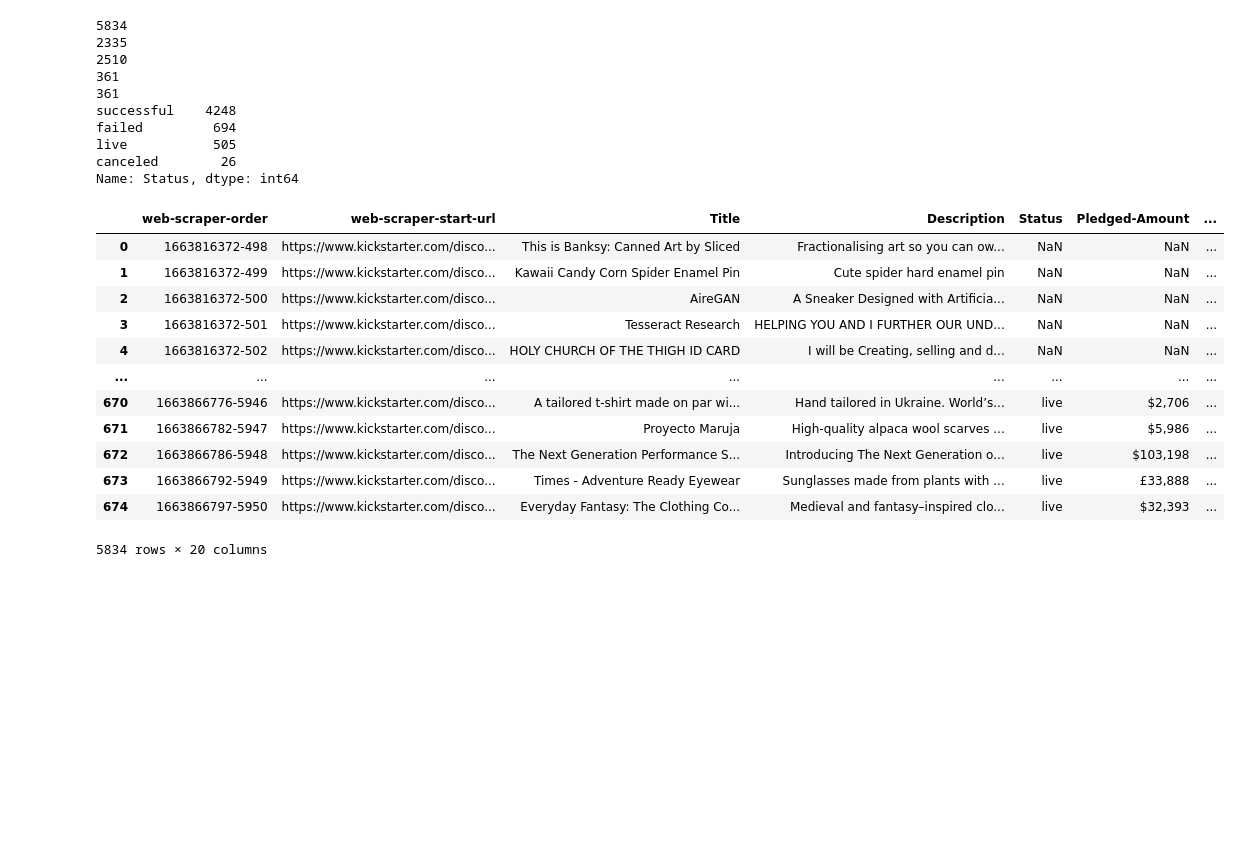
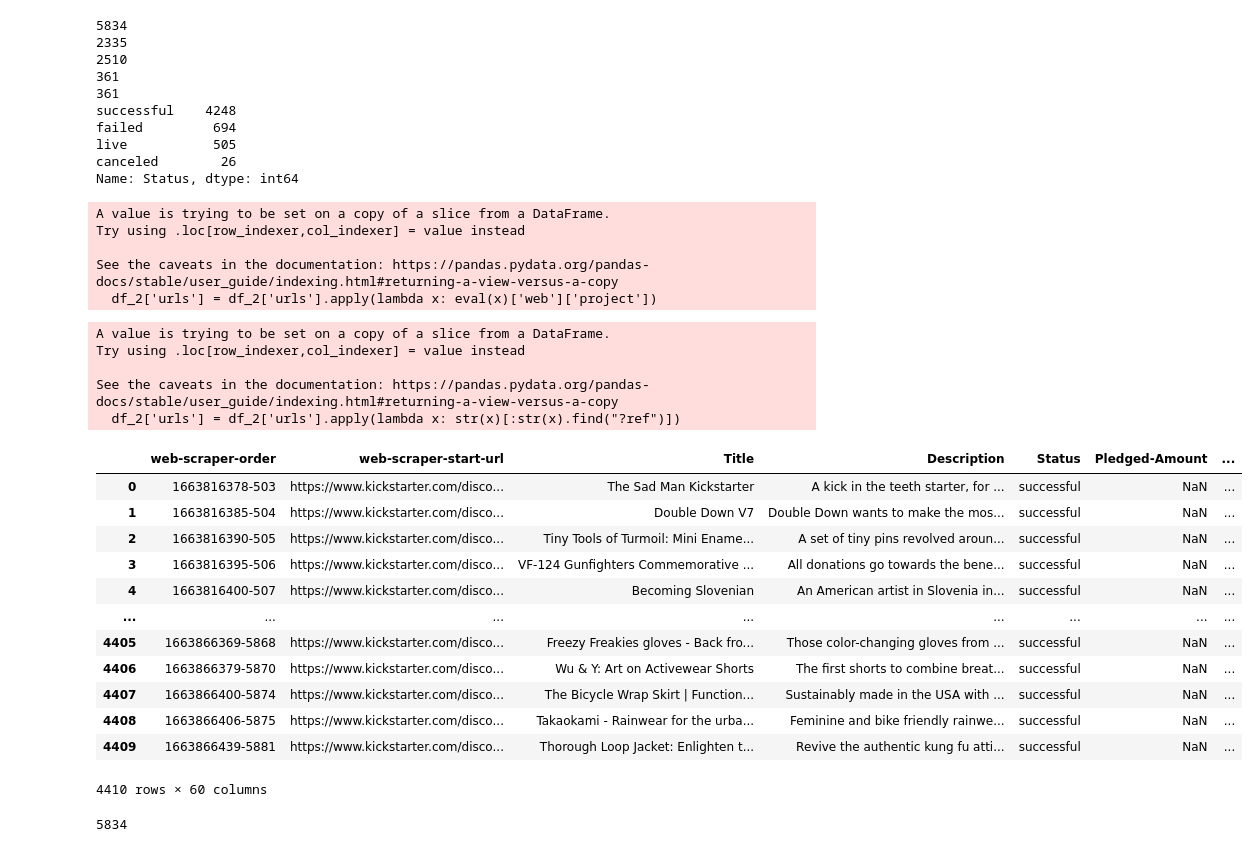
Before and after one commit to bandytan/Kickstarter-Campaign-Success-Predictor, a Jupyter notebook: EDA.ipynb, the cells around one changed output. Drawn from its saved outputs; the diff is of its cells as text; code cells hidden in the pictures; blank space fills up the shorter version.

```diff
--- a/EDA.ipynb
+++ b/EDA.ipynb
@@ -102,18 +104,38 @@ live           505
 canceled        26
 Name: Status, dtype: int64
 # %%
-df
+df['Link-href']
+df_2['urls'] = df_2['urls'].apply(lambda x: eval(x)['web']['project'])
 # %% [output]
-|  | web-scraper-order | web-scraper-start-url | Title | Description | Status | Pledged-Amount | ... |
-| 0 | 1663816372-498 | https://www.kickstarter.com/disco... | This is Banksy: Canned Art by Sliced | Fractionalising art so you can ow... | NaN | NaN | ... |
-| 1 | 1663816372-499 | https://www.kickstarter.com/disco... | Kawaii Candy Corn Spider Enamel Pin | Cute spider hard enamel pin | NaN | NaN | ... |
-| 2 | 1663816372-500 | https://www.kickstarter.com/disco... | AireGAN | A Sneaker Designed with Artificia... | NaN | NaN | ... |
-| 3 | 1663816372-501 | https://www.kickstarter.com/disco... | Tesseract Research | HELPING YOU AND I FURTHER OUR UND... | NaN | NaN | ... |
-| 4 | 1663816372-502 | https://www.kickstarter.com/disco... | HOLY CHURCH OF THE THIGH ID CARD | I will be Creating, selling and d... | NaN | NaN | ... |
-| ... | ... | ... | ... | ... | ... | ... | ... |
-| 670 | 1663866776-5946 | https://www.kickstarter.com/disco... | A tailored t-shirt made on par wi... | Hand tailored in Ukraine. World’s... | live | $2,706 | ... |
-| 671 | 1663866782-5947 | https://www.kickstarter.com/disco... | Proyecto Maruja | High-quality alpaca wool scarves ... | live | $5,986 | ... |
-| 672 | 1663866786-5948 | https://www.kickstarter.com/disco... | The Next Generation Performance S... | Introducing The Next Generation o... | live | $103,198 | ... |
-| 673 | 1663866792-5949 | https://www.kickstarter.com/disco... | Times - Adventure Ready Eyewear | Sunglasses made from plants with ... | live | £33,888 | ... |
-| 674 | 1663866797-5950 | https://www.kickstarter.com/disco... | Everyday Fantasy: The Clothing Co... | Medieval and fantasy–inspired clo... | live | $32,393 | ... |
-5834 rows × 20 columns
+A value is trying to be set on a copy of a slice from a DataFrame.
+Try using .loc[row_indexer,col_indexer] = value instead
+
+See the caveats in the documentation: https://pandas.pydata.org/pandas-docs/stable/user_guide/indexing.html#returning-a-view-versus-a-copy
+  df_2['urls'] = df_2['urls'].apply(lambda x: eval(x)['web']['project'])
+# %%
+df['Link-href'] = df['Link-href'].apply(lambda x: str(x)[:str(x).find("?ref")])
+df_2['urls'] = df_2['urls'].apply(lambda x: str(x)[:str(x).find("?ref")])
+df.merge(df_2, left_on="Link-href", right_on="urls")
+# %% [output]
+A value is trying to be set on a copy of a slice from a DataFrame.
+Try using .loc[row_indexer,col_indexer] = value instead
+
+See the caveats in the documentation: https://pandas.pydata.org/pandas-docs/stable/user_guide/indexing.html#returning-a-view-versus-a-copy
+  df_2['urls'] = df_2['urls'].apply(lambda x: str(x)[:str(x).find("?ref")])
+|  | web-scraper-order | web-scraper-start-url | Title | Description | Status | Pledged-Amount | ... |
+| 0 | 1663816378-503 | https://www.kickstarter.com/disco... | The Sad Man Kickstarter | A kick in the teeth starter, for ... | successful | NaN | ... |
+| 1 | 1663816385-504 | https://www.kickstarter.com/disco... | Double Down V7 | Double Down wants to make the mos... | successful | NaN | ... |
+| 2 | 1663816390-505 | https://www.kickstarter.com/disco... | Tiny Tools of Turmoil: Mini Ename... | A set of tiny pins revolved aroun... | successful | NaN | ... |
+| 3 | 1663816395-506 | https://www.kickstarter.com/disco... | VF-124 Gunfighters Commemorative ... | All donations go towards the bene... | successful | NaN | ... |
+| 4 | 1663816400-507 | https://www.kickstarter.com/disco... | Becoming Slovenian | An American artist in Slovenia in... | successful | NaN | ... |
+| ... | ... | ... | ... | ... | ... | ... | ... |
+| 4405 | 1663866369-5868 | https://www.kickstarter.com/disco... | Freezy Freakies gloves - Back fro... | Those color-changing gloves from ... | successful | NaN | ... |
+| 4406 | 1663866379-5870 | https://www.kickstarter.com/disco... | Wu & Y: Art on Activewear Shorts | The first shorts to combine breat... | successful | NaN | ... |
+| 4407 | 1663866400-5874 | https://www.kickstarter.com/disco... | The Bicycle Wrap Skirt | Function... | Sustainably made in the USA with ... | successful | NaN | ... |
+| 4408 | 1663866406-5875 | https://www.kickstarter.com/disco... | Takaokami - Rainwear for the urba... | Feminine and bike friendly rainwe... | successful | NaN | ... |
+| 4409 | 1663866439-5881 | https://www.kickstarter.com/disco... | Thorough Loop Jacket: Enlighten t... | Revive the authentic kung fu atti... | successful | NaN | ... |
+4410 rows × 60 columns
+# %%
+len(df)
+# %% [output]
+5834
```
Also changed, not shown: parts of 1 cell of this notebook.
